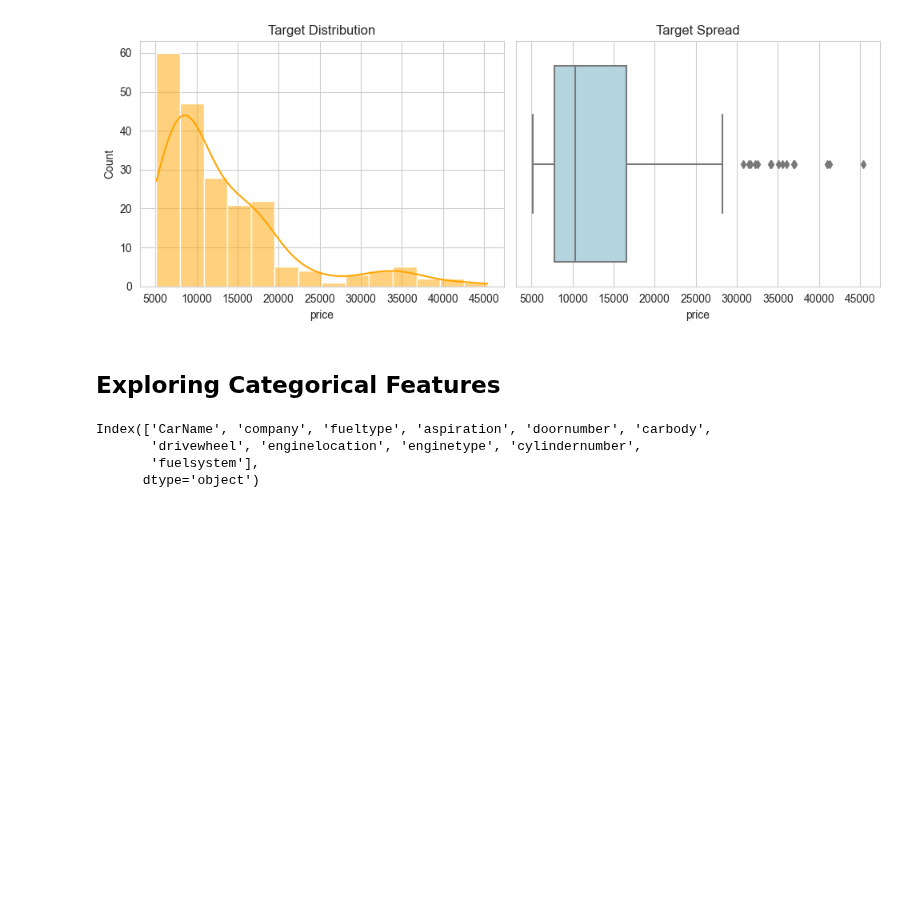
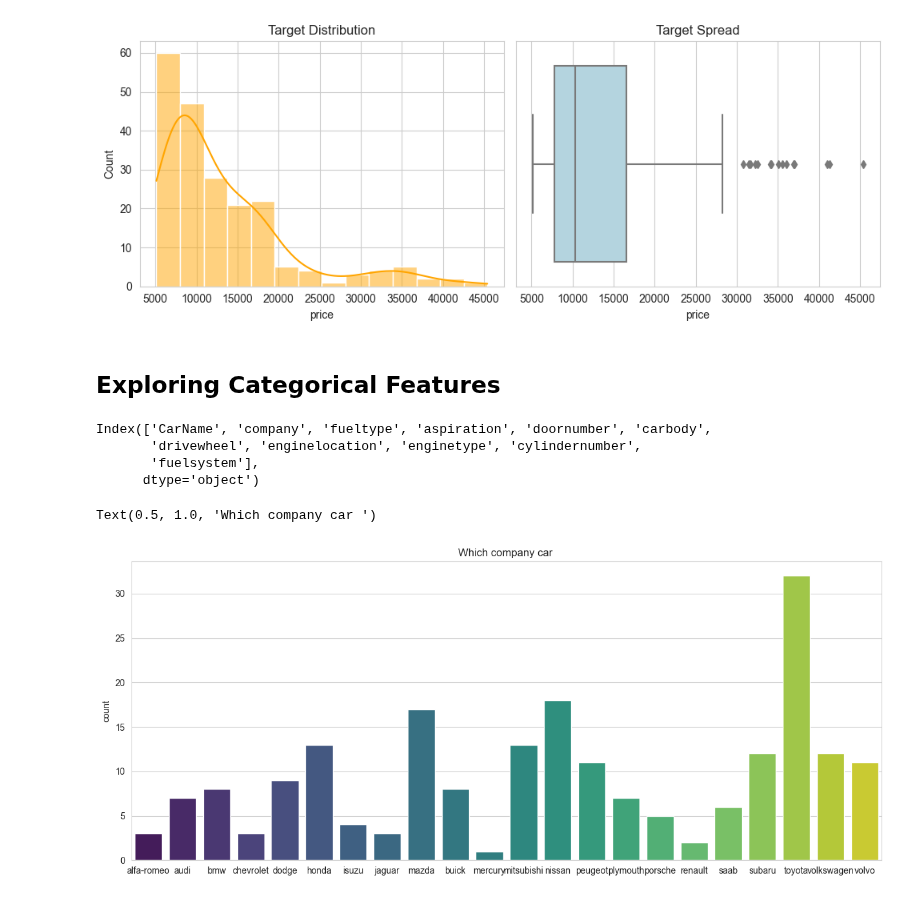
Before and after one commit to SwagAbyss/SwagML, a Jupyter notebook: Projects/Car Price prediction/car_price_prediction.ipynb, the cells around one changed output. Saved outputs shown, nothing was run; the diff lists cells and outputs as text; code cells hidden in the pictures; blank space fills up the shorter version.

```diff
--- a/Projects/Car Price prediction/car_price_prediction.ipynb
+++ b/Projects/Car Price prediction/car_price_prediction.ipynb
@@ -158 +187,9 @@ numcols = data.select_dtypes(np.number).columns
+# %%
+plt.figure(figsize=(15,6))
+sns.countplot(data=data, x='company', palette='viridis')
+plt.xlabel('')
+plt.title('Which company car ')
+# %% [output]
+Text(0.5, 1.0, 'Which company car ')
+[figure, added]
 # %%
```
Also changed, not shown: parts of 10 cells of this notebook.
